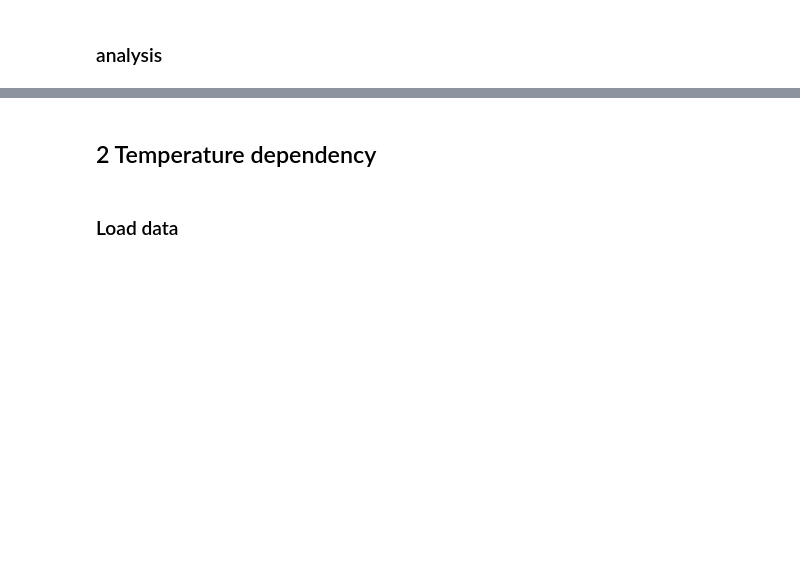
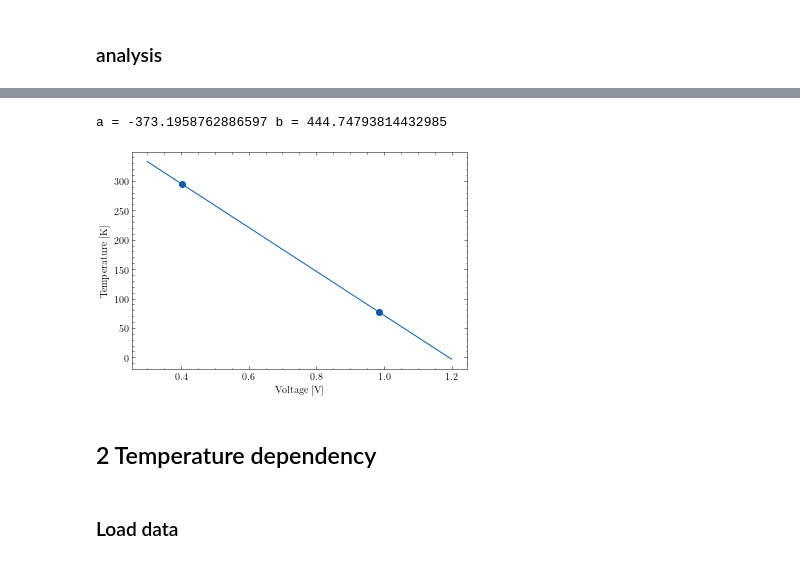
Before and after one commit to emhl/FP1, a Jupyter notebook: SQUID.ipynb, the cells around one changed output, grey strips where cells are left out. Cells and saved outputs as stored; diff of their text form; code cells hidden in the pictures; blank space fills up the shorter version.

```diff
--- a/SQUID.ipynb
+++ b/SQUID.ipynb
@@ -44,5 +66,2 @@ def norm2(arr):
 # %% [markdown]
 ### analysis
-# %%
-def temp(diode_volt):
-    return 445.26 - diode_volt*0.37
@@ -49,3 +74,28 @@ def temp(diode_volt):
+# %%
+calibr_temp = [21.2+273.15, 77.15]
+calibr_volts = [403*1e-3, 985*1e-3]
+
+voltrange = np.linspace(300e-3, 1200e-3, 1000)
+
+plt.scatter(calibr_volts, calibr_temp, label='calibration points')
+
+# fit
+def fit_func(x, a, b):
+    return a*x + b
+
+c , cov = curve_fit(fit_func, calibr_volts, calibr_temp)
+plt.plot(voltrange, fit_func(voltrange, *c), label='fit')
+
+plt.xlabel('Voltage [V]')
+plt.ylabel('Temperature [K]')
+
+print('a =', c[0], 'b =', c[1])
+
+def temp(volt):
+    return fit_func(volt, *c)
+# %% [output]
+a = -373.1958762886597 b = 444.74793814432985
+[figure, added]
 # %% [markdown]
 ## 2 Temperature dependency
 # %% [markdown]
```
Also changed, not shown: parts of 18 cells of this notebook, 14 other files.
